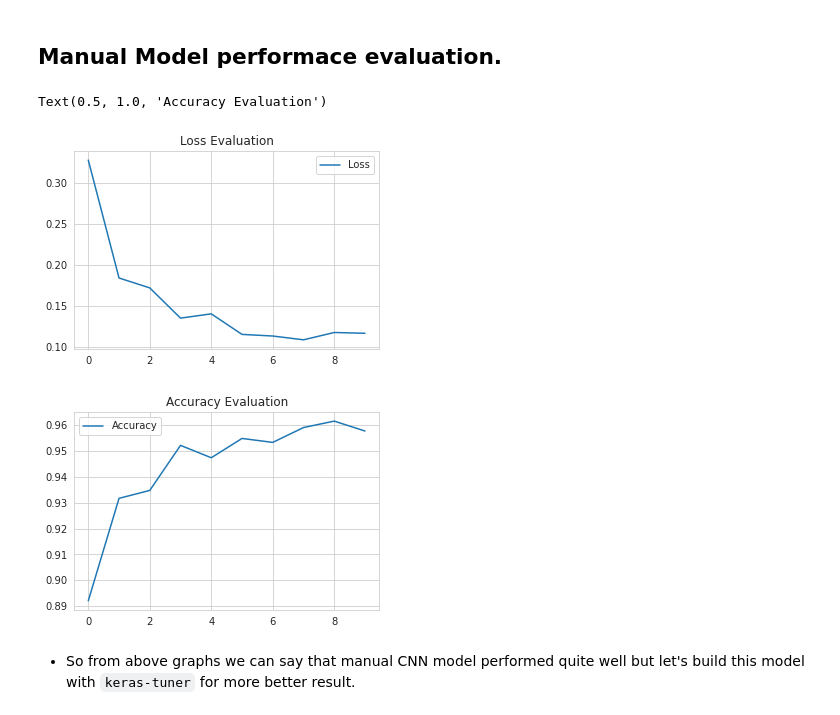
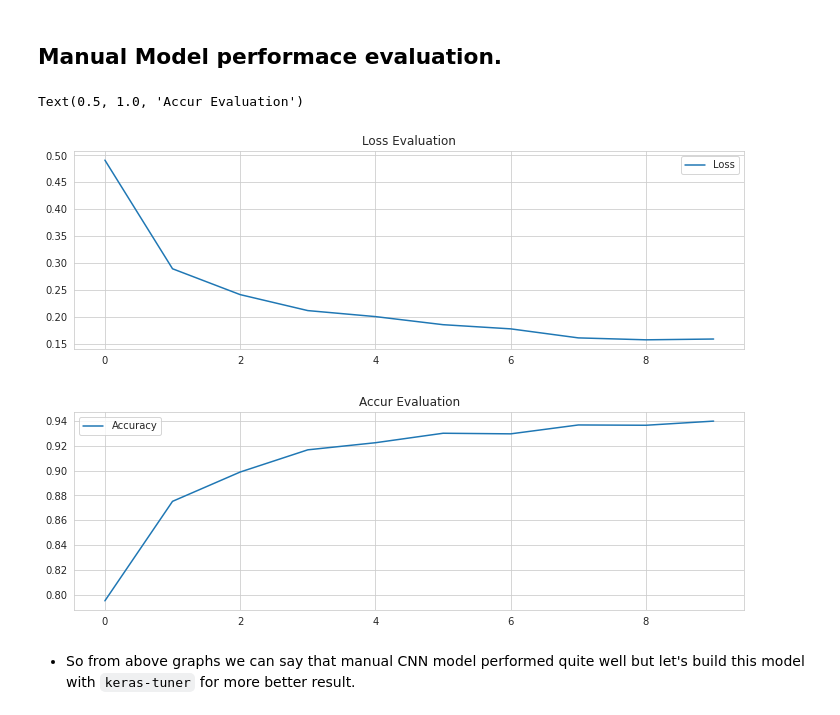
Before and after one commit to karan842/kaggle-notebooks, a Jupyter notebook: pneumonia-classification.ipynb, the cells around one changed output. Cells and saved outputs as stored; diff of their text form; code cells hidden in the pictures.

```diff
--- a/pneumonia-classification.ipynb
+++ b/pneumonia-classification.ipynb
@@ -393,0 +352,4 @@ lr_stopping = ReduceLROnPlateau(
+# %%
+model1 = cnn_model()
+model1.compile(loss='binary_crossentropy',optimizer=tf.keras.optimizers.Adam(learning_rate=3e-5),metrics=['accuracy'])
+model1.summary()
@@ -394,3 +391,24 @@ lr_stopping = ReduceLROnPlateau(
+# %%
+#Setting callbakcs
+
+early_stopping = EarlyStopping(
+    monitor='loss',
+    patience=5,
+    min_delta=1e-7,
+    restore_best_weights=True,
+)
+
+plateau = ReduceLROnPlateau(
+    monitor='loss',
+    factor = 0.2,
+    patience = 2,
+    min_delt = 1e-7,
+    cooldown = 0,
+    verbose = 1)
 # %%
-model1 = model.fit(train_imgGen,epochs=10,callbacks=[early_stopping,lr_stopping])
+model1.fit(train_imgGen,
+                    epochs=10,
+                    batch_size=32,
+                    steps_per_epoch=(len(train_df)/32),
+                    callbacks=[early_stopping,plateau])
 # %% [output]
@@ -423,19 +442,19 @@ Epoch 10/10
 ## Manual Model performace evaluation.
 # %%
 plt.figure(figsize=(12,8))
-plt.subplot(2,2,1)
-plt.plot(model1.history['loss'],label='Loss')
+plt.subplot(2,1,1)
+plt.plot(model1.history.history['loss'],label='Loss')
 plt.legend()
 plt.title ('Loss Evaluation')
 
 plt.figure(figsize=(12,8))
-plt.subplot(2,2,2)
-plt.plot(model1.history['accuracy'],label='Accuracy')
+plt.subplot(2,1,2)
+plt.plot(model1.history.history['accuracy'],label='Accuracy')
 plt.legend()
-plt.title ('Accuracy Evaluation')
+plt.title ('Accur Evaluation')
 # %% [output]
-Text(0.5, 1.0, 'Accuracy Evaluation')
+Text(0.5, 1.0, 'Accur Evaluation')
-[figure, old version]
+[figure, new version]
-[figure, old version]
+[figure, new version]
 # %% [markdown]
 - So from above graphs we can say that manual CNN model performed quite well but let's build this model with `keras-tuner` for more better result.
```
Also changed, not shown: parts of 37 cells of this notebook.
